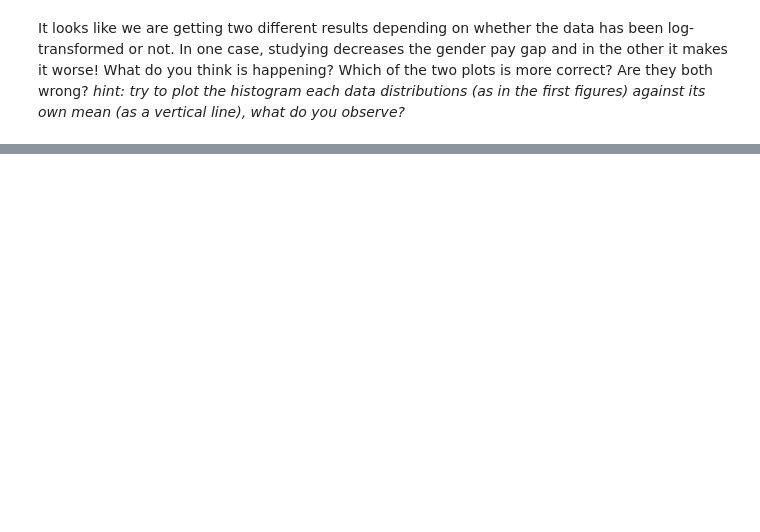
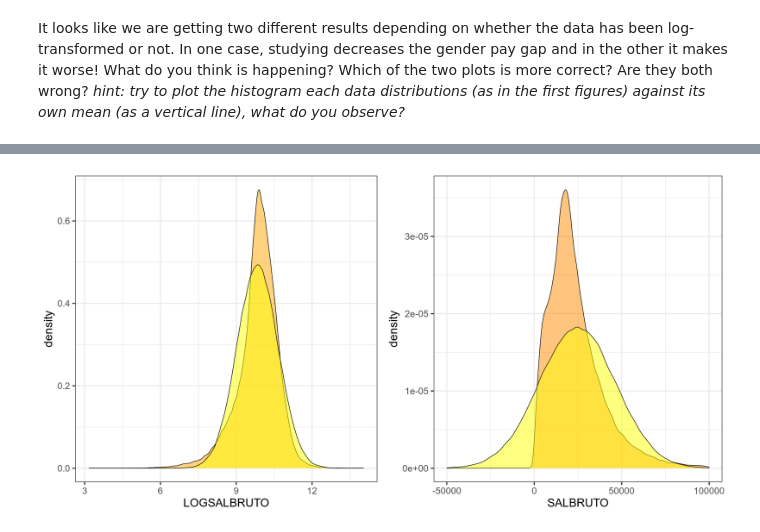
Before and after one commit to yaiza612/Introduction_R, a Jupyter notebook: 5 - ggplot2 - Multiplot (optional).ipynb, the cells around one changed output, grey strips where cells are left out. Cells and saved outputs as stored; diff of their text form; code cells hidden in the pictures; blank space fills up the shorter version.

```diff
--- a/5 - ggplot2 - Multiplot (optional).ipynb
+++ b/5 - ggplot2 - Multiplot (optional).ipynb
@@ -121,0 +173,25 @@ It looks like we are getting two different results depending on whether the data
+# %%
+# create a normal ditribution with mean and sd equal to the log(SALBRUTO)
+mean_log_salbruto <- mean(log(salary$SALBRUTO))
+sd_log_salbruto <- sd(log(salary$SALBRUTO))
+norm_log_salbruto <- rnorm(length(salary$SALBRUTO), mean_log_salbruto, sd_log_salbruto)
+
+# create a normal ditribution with mean and sd equal to the natural SALBRUTO
+mean_nat_salbruto <- mean(salary$SALBRUTO)
+sd_nat_salbruto <- sd(salary$SALBRUTO)
+norm_nat_salbruto <- rnorm(length(salary$SALBRUTO), mean_nat_salbruto, sd_nat_salbruto)
+
+# create two dataframes to plot the SALBRUTOs againt their related normal distribution
+df_log <- data.frame(LOGSALBRUTO = log(salary$SALBRUTO), NORM = norm_log_salbruto)
+df_nat <- data.frame(SALBRUTO = salary$SALBRUTO, NORM = norm_nat_salbruto)
+
+p1 <- ggplot(df_log) +
+        geom_density(aes(LOGSALBRUTO), fill="orange", alpha=0.5) +
+        geom_density(aes(NORM), fill="yellow", alpha=0.5)
+
+p2 <- ggplot(df_nat) +
+        geom_density(aes(SALBRUTO), fill="darkorange", alpha=0.5) +
+        geom_density(aes(NORM), fill="yellow", alpha=0.5) + xlim(c(-50000, 100000))
+
+grid.arrange(p1, p2, nrow=1)
+# %% [output]
@@ -121,0 +202 @@ It looks like we are getting two different results depending on whether the data
+[figure, added]
```
Also changed, not shown: parts of 5 cells of this notebook, 8 other files.
